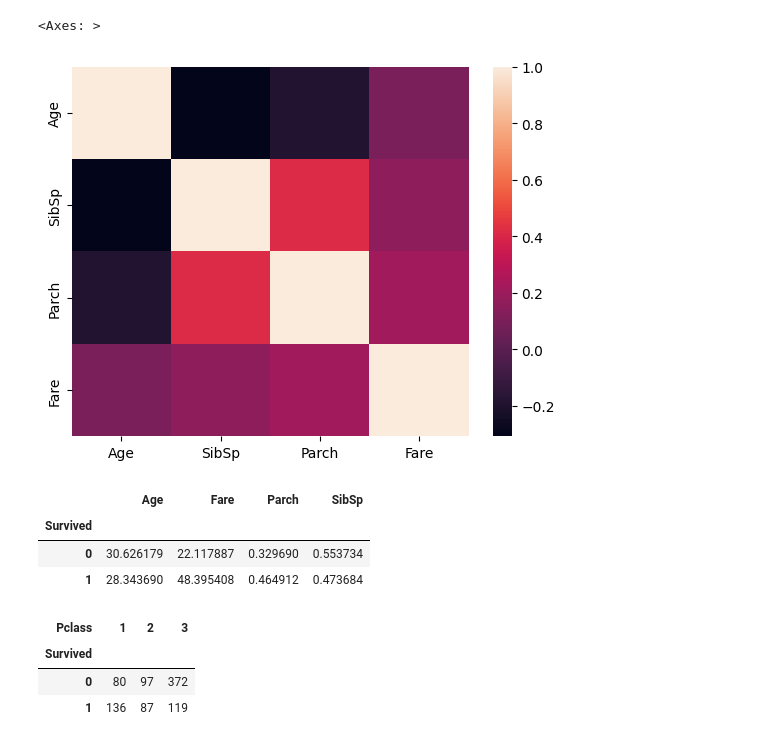
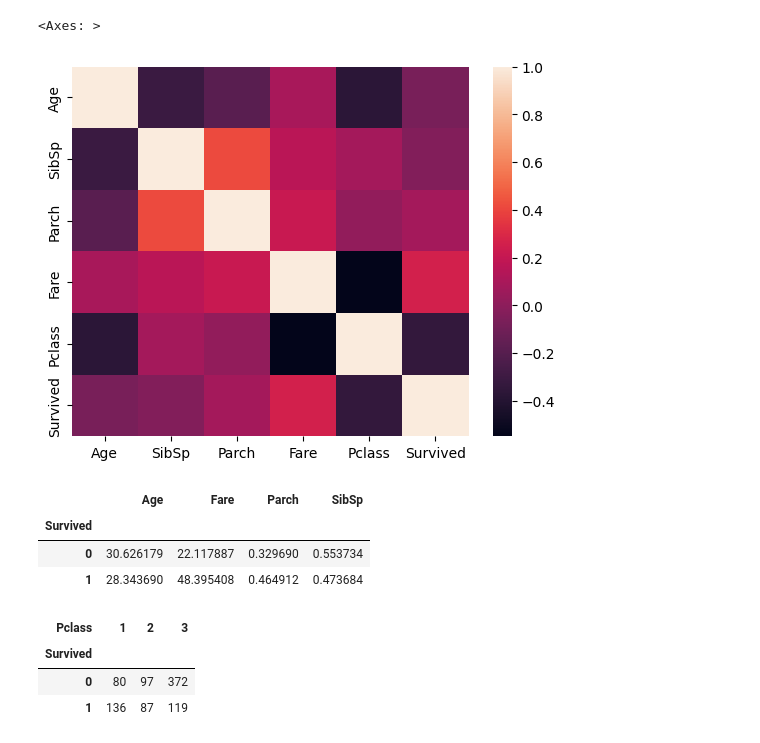
Before and after one commit to pratiksha-powar/Titanic_Survival_Prediction, a Jupyter notebook: Titanic_Analysis_Log_Reg.ipynb, the cells around one changed output. Saved outputs shown, nothing was run; the diff lists cells and outputs as text; code cells hidden in the pictures.

```diff
--- a/Titanic_Analysis_Log_Reg.ipynb
+++ b/Titanic_Analysis_Log_Reg.ipynb
@@ -53,30 +76,30 @@ dtype: int64
 # %%
 #seperate the data into numeric and categorical
-df_num = titanic_data_train[['Age','SibSp','Parch','Fare']]
-df_cat = titanic_data_train[['Survived','Pclass','Sex','Ticket','Cabin','Embarked']]
+df_num = titanic_data_train[['Age','SibSp','Parch','Fare','Pclass','Survived']]
+df_cat = titanic_data_train[['Survived','Sex','Ticket','Cabin','Embarked']]
 
-titanic_data_train.drop(['PassengerId'], axis=1, inplace=True)
+#titanic_data_train.drop(['PassengerId'], axis=1, inplace=True)
 #Drop passengerId  as it dosn't correlate to survival, won't drop it from test as it required
 #will not drop passengerId from test as it is  required for submission
 
 sns.heatmap(df_num.corr())
 #High Correlation between Parch ans SibSp
 #Parents generally travel with their 1 or more kids
 #Children travel with their single or both parents and/or siblings
 # %% [output]
 <Axes: >
-[figure, old version]
+[figure, new version]
-# %%
-pd.pivot_table(titanic_data_train, index = 'Survived', values = ['Age','SibSp','Parch','Fare'])
-#The average age of survivors is 28, so young people tend to survive more.
-#People who paid higher fare rates were more likely to survive, more than double. This might be the people traveling in first-class. Thus the rich survived, which is kind of a sad story in this scenario.
-#In the 3rd column, If you have parents, you had a higher chance of surviving. So the parents might’ve saved the kids before themselves, thus explaining the rates
-#And if you are a child, and have siblings, you have less of a chance of surviving
-# %% [output]
-|  | Age | Fare | Parch | SibSp |
-| Survived |  |  |  |  |
-| 0 | 30.626179 | 22.117887 | 0.329690 | 0.553734 |
-| 1 | 28.343690 | 48.395408 | 0.464912 | 0.473684 |
+# %%
+pd.pivot_table(titanic_data_train, index = 'Survived', values = ['Age','SibSp','Parch','Fare'])
+#The average age of survivors is 28, so young people tend to survive more.
+#People who paid higher fare rates were more likely to survive, more than double fare. This might be the people traveling in first-class.
+#In the 3rd column, If you have parents, you had a higher chance of surviving. So the parents might’ve saved the kids before themselves, thus explaining the rates
+#And if you are a child, and have siblings, you have less of a chance of surviving
+# %% [output]
+|  | Age | Fare | Parch | SibSp |
+| Survived |  |  |  |  |
+| 0 | 30.626179 | 22.117887 | 0.329690 | 0.553734 |
+| 1 | 28.343690 | 48.395408 | 0.464912 | 0.473684 |
 # %%
 pd.pivot_table(titanic_data_train, index = 'Survived', columns='Pclass', values='Ticket', aggfunc='count')
 # %% [output]
```
Also changed, not shown: parts of 58 cells of this notebook.
